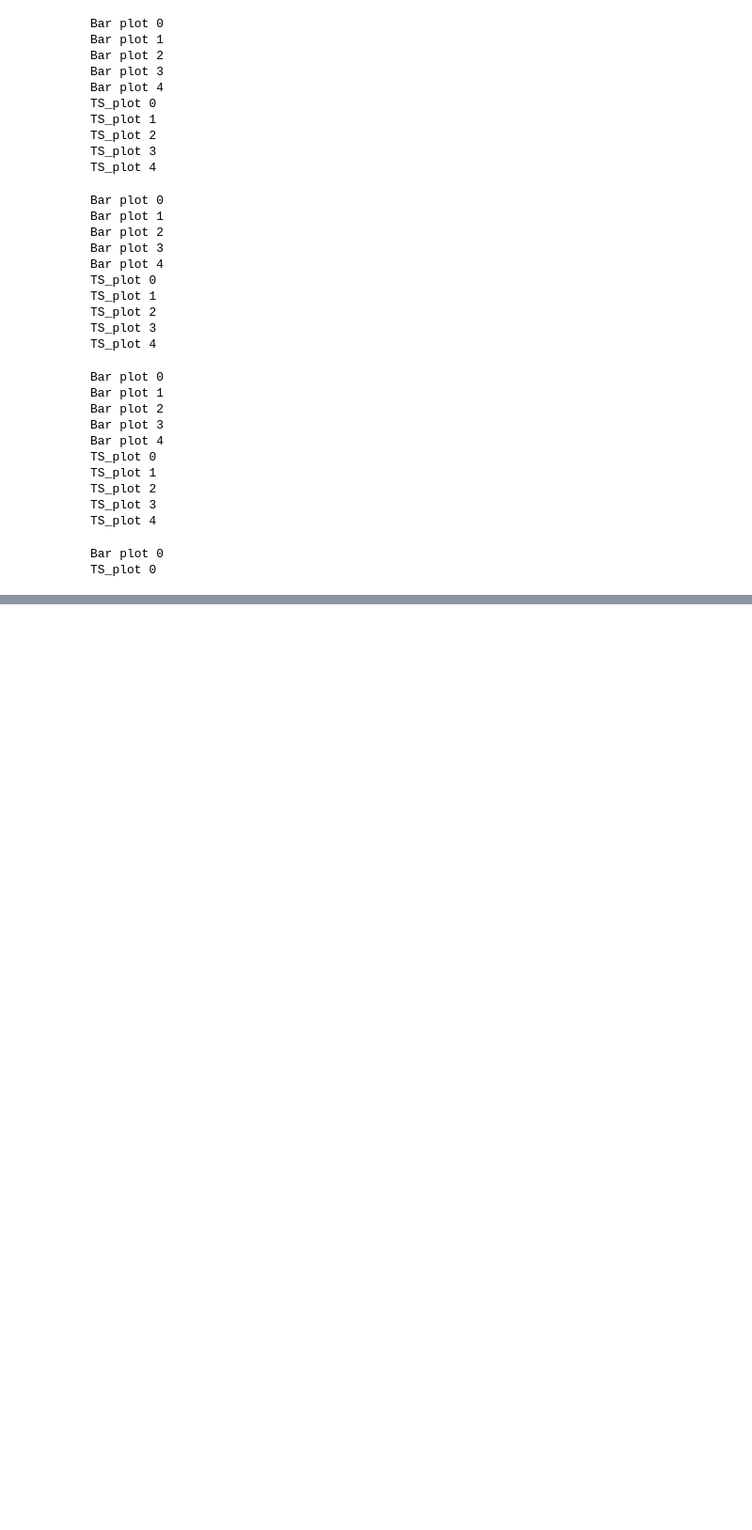
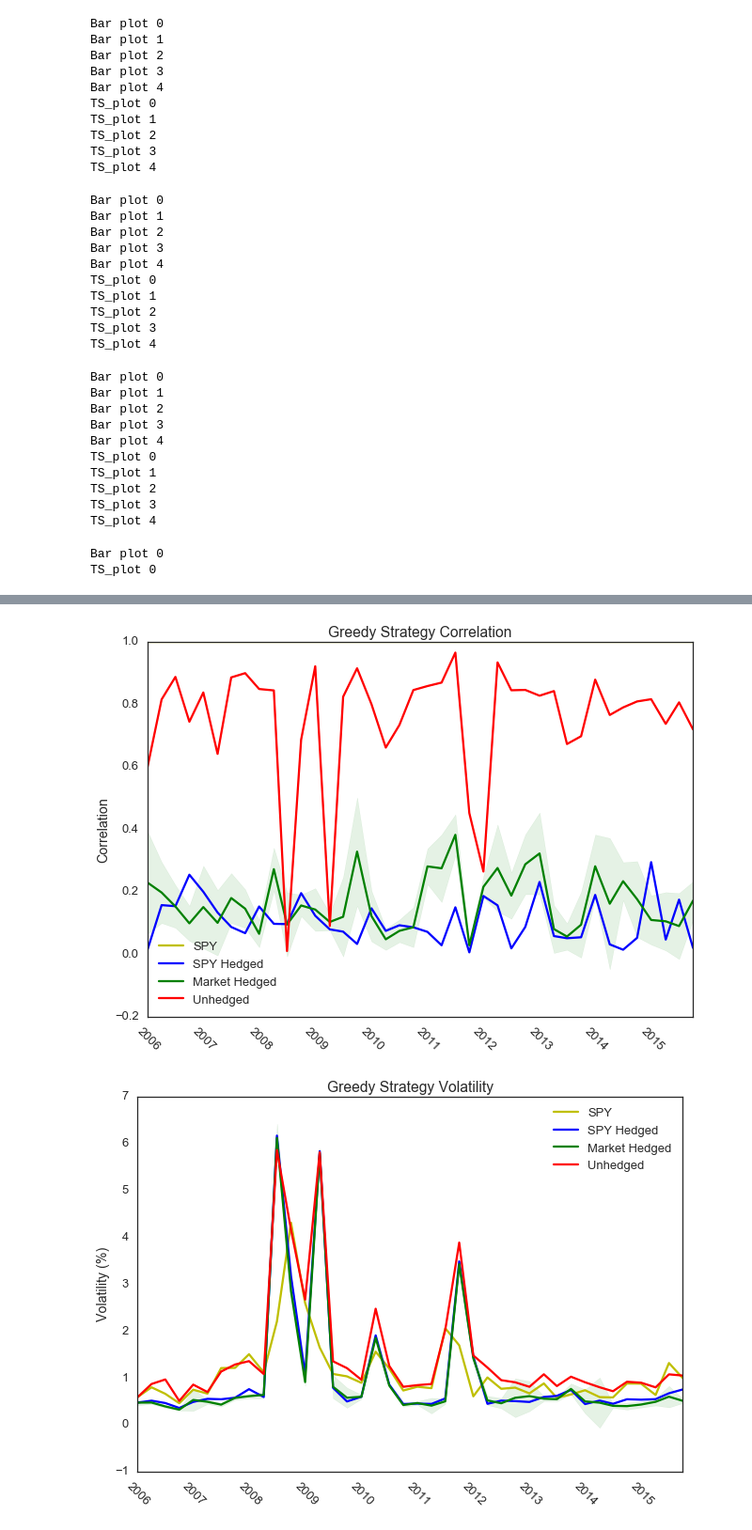
Before and after one commit to AC297R-Project/AC297_beta, a Jupyter notebook: work/Junge/workbook19.ipynb, the cells around one changed output, grey strips where cells are left out. Shown at 94% size. Drawn from its saved outputs; the diff is of its cells as text; code cells hidden in the pictures; blank space fills up the shorter version.

```diff
--- a/work/Junge/workbook19.ipynb
+++ b/work/Junge/workbook19.ipynb
@@ -82,0 +193,8 @@ TS_plot 0
+# %%
+# List of 40 portfolios
+with open('../../source/portfolios_low_correlation.txt', 'r') as f:
+    portfolio_lines = f.readlines()
+portfolio_lists=[]
+for line in portfolio_lines:
+    line_list = line.replace('\n','').split(',')
+    portfolio_lists.append(line_list[1:])
@@ -82,0 +247,2 @@ TS_plot 0
+# %%
+mean_results_df, std_results_df = ts_dfs('../../results/results_high_returns/bestmarket_')
@@ -82,0 +267,37 @@ TS_plot 0
+# %%
+def plot_from_df(mean_results_df, std_results_df, title=""):
+
+    dates = [datetime.datetime.strptime(ii, '%Y-%m-%d') for ii in mean_results_df.index]
+
+    for metric in ['correlation', 'volatility', 'returns']:
+
+        plt.plot(dates, mean_results_df['just_spy_'+metric], color= 'y', label="SPY")
+        plt.fill_between(dates, mean_results_df['just_spy_'+metric]-std_results_df['just_spy_'+metric],\
+                        mean_results_df['just_spy_'+metric]+std_results_df['just_spy_'+metric], alpha=0.1, color = 'y')
+
+        plt.plot(dates, mean_results_df['spy_'+metric], color = 'b', label = 'SPY Hedged')
+        plt.fill_between(dates, mean_results_df['spy_'+metric]-std_results_df['spy_'+metric], \
+                         mean_results_df['spy_'+metric]+std_results_df['spy_'+metric], alpha=0.1, color = 'b')
+
+        plt.plot(dates, mean_results_df['market_'+metric], color = 'g', label='Market Hedged')
+        plt.fill_between(dates, mean_results_df['market_'+metric]-std_results_df['market_'+metric],\
+                        mean_results_df['market_'+metric]+std_results_df['market_'+metric], alpha=0.1, color = 'g')
+
+        plt.plot(dates, mean_results_df['unhedged_'+metric], color = 'r', label="Unhedged")
+        plt.fill_between(dates, mean_results_df['unhedged_'+metric]-std_results_df['unhedged_'+metric],\
+                        mean_results_df['unhedged_'+metric]+std_results_df['unhedged_'+metric], alpha=0.1, color = 'r')
+
+        plt.xticks(rotation='315')
+        if metric == 'correlation':
+            plt.ylabel(metric.capitalize())
+        else:
+            plt.ylabel(metric.capitalize()+" (%)")
+        plt.legend(loc='best')
+        plt.title(title+" "+metric.capitalize())
+        plt.show()
+        plt.close()
+# %%
+plot_from_df(mean_results_df, std_results_df, "Greedy Strategy")
+# %% [output]
+[figure, added]
+[figure, added]
```
Also changed, not shown: parts of 11 cells of this notebook, 1 other file.
